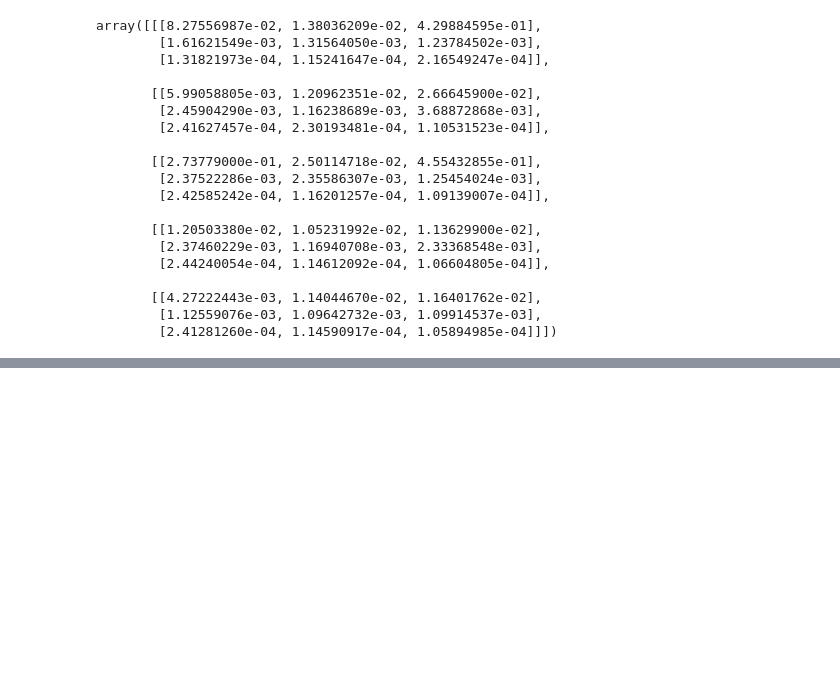
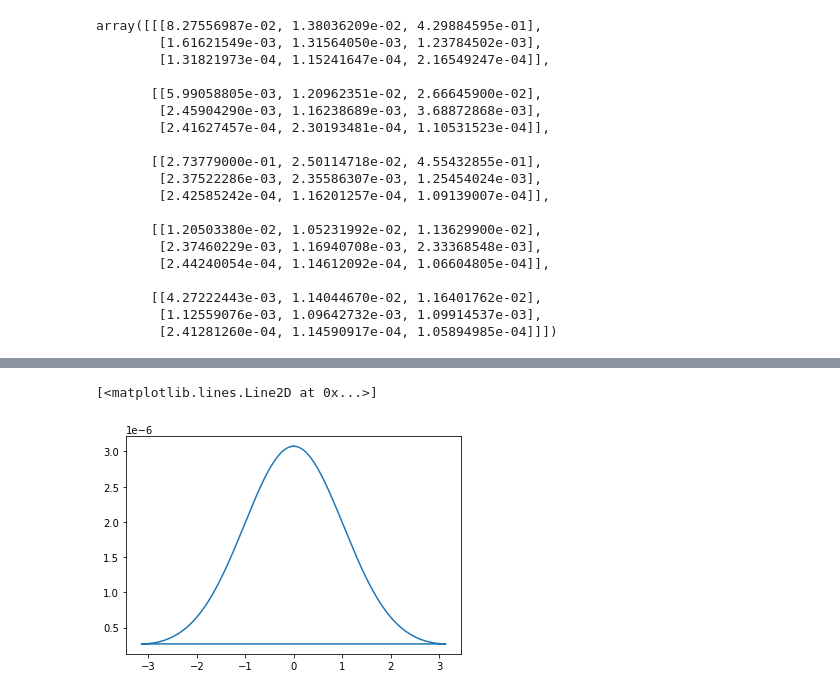
Before and after one commit to Lord-Fufu/MSc-Dissertation-2022---St-Andrews, a Jupyter notebook: hes1_dynamics/comparison_master_langevin.ipynb, the cells around one changed output, grey strips where cells are left out. Saved outputs shown, nothing was run; the diff lists cells and outputs as text; code cells hidden in the pictures; blank space fills up the shorter version.

```diff
--- a/hes1_dynamics/comparison_master_langevin.ipynb
+++ b/hes1_dynamics/comparison_master_langevin.ipynb
@@ -715,0 +724,11 @@ array([[[8.27556987e-02, 1.38036209e-02, 4.29884595e-01],
+# %%
+t=np.arange(0,1000,1)
+y=np.exp(-t**2/2)
+
+omega=2*np.pi*np.fft.fftfreq(1000,d=1)
+power_spectrum=1/1000*abs(np.fft.fft(y))**2*1/1000
+
+plt.plot(omega,power_spectrum)
+# %% [output]
+[<matplotlib.lines.Line2D at 0x...>]
+[figure, added]
```
Also changed, not shown: parts of 4 cells of this notebook, 3 other files.
